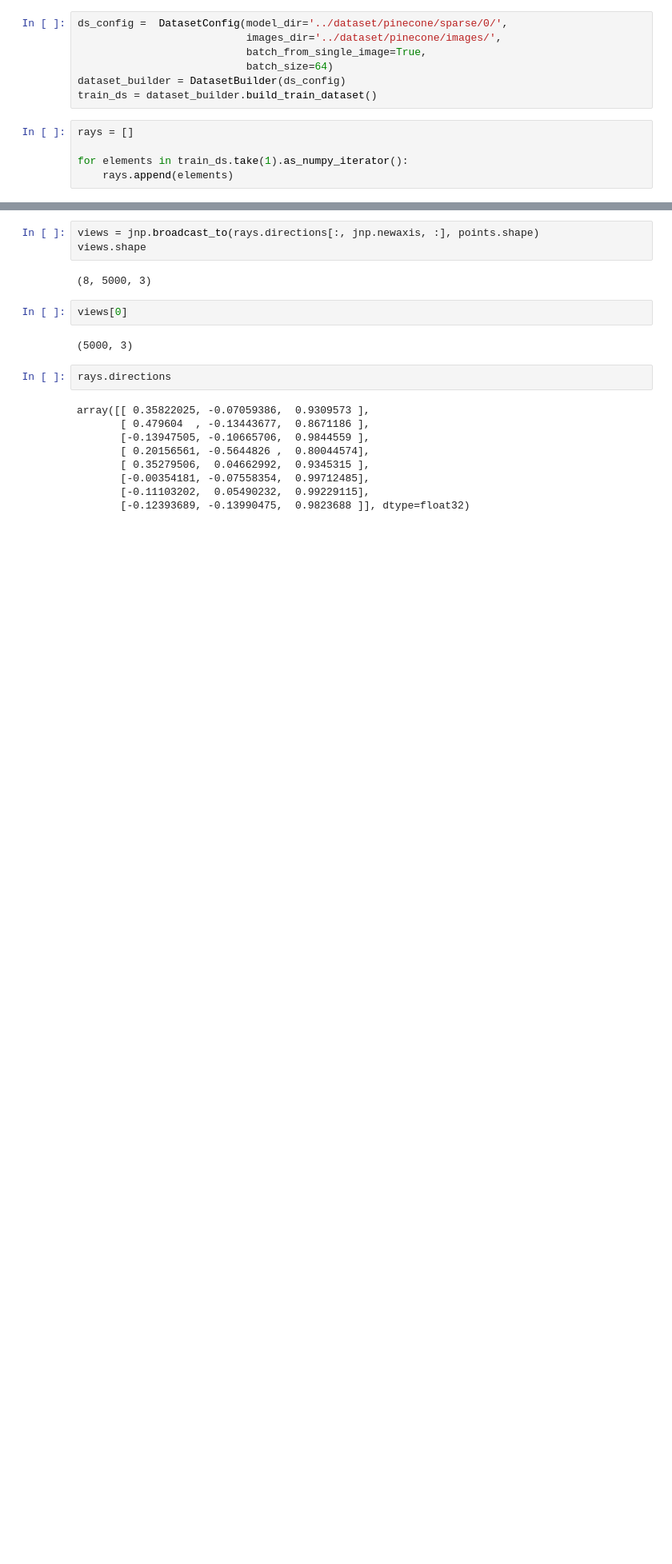
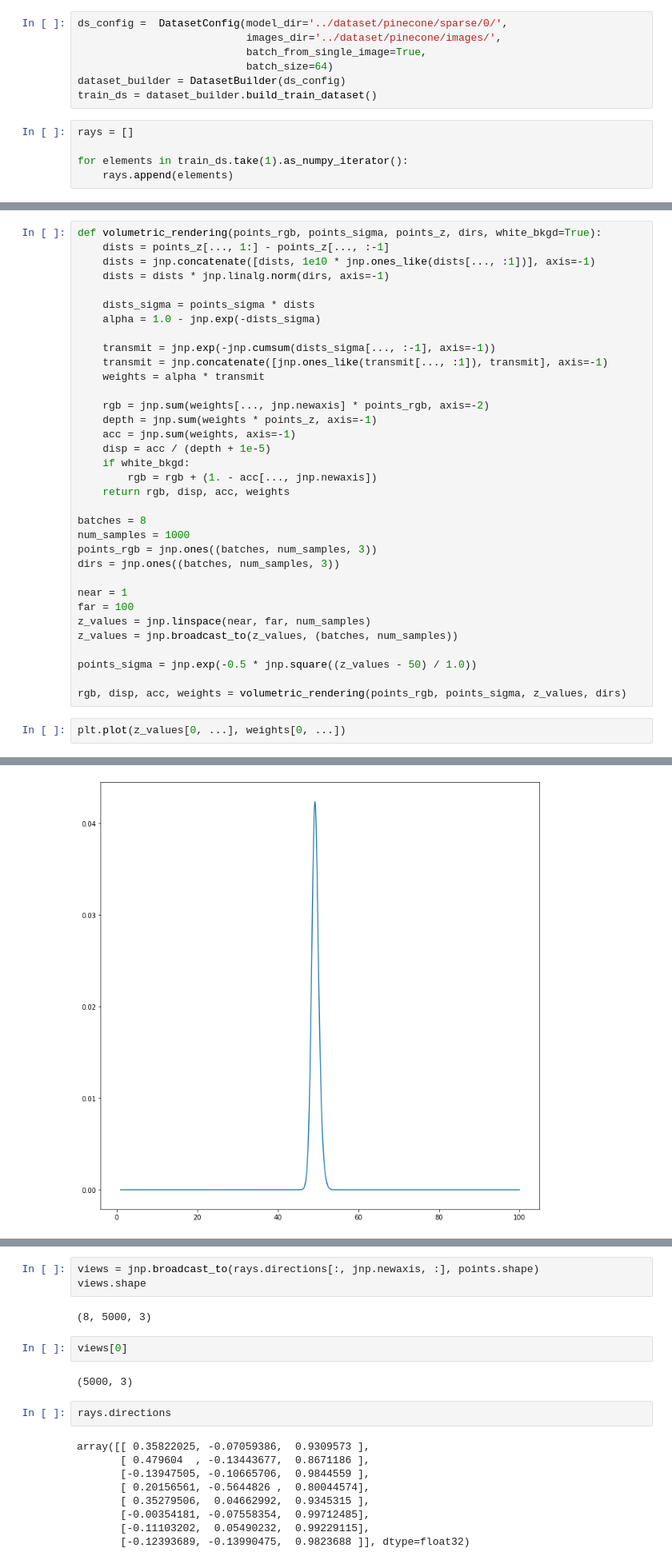
Before and after one commit to liangkaizhang/yet-another-jax-nerf, a Jupyter notebook: scripts/test_model.ipynb, the cells around one changed output, grey strips where cells are left out. Shown at 80% size. Saved outputs shown, nothing was run; the diff lists cells and outputs as text; blank space fills up the shorter version.

Commit message:
Add volumetric rendering and positional encoding functions.

```diff
--- a/scripts/test_model.ipynb
+++ b/scripts/test_model.ipynb
@@ -135,0 +45,37 @@ points.shape
+# %%
+def volumetric_rendering(points_rgb, points_sigma, points_z, dirs, white_bkgd=True):
+    dists = points_z[..., 1:] - points_z[..., :-1]
+    dists = jnp.concatenate([dists, 1e10 * jnp.ones_like(dists[..., :1])], axis=-1)
+    dists = dists * jnp.linalg.norm(dirs, axis=-1)
+
+    dists_sigma = points_sigma * dists
+    alpha = 1.0 - jnp.exp(-dists_sigma)
+
+    transmit = jnp.exp(-jnp.cumsum(dists_sigma[..., :-1], axis=-1))
+    transmit = jnp.concatenate([jnp.ones_like(transmit[..., :1]), transmit], axis=-1)
+    weights = alpha * transmit
+
+    rgb = jnp.sum(weights[..., jnp.newaxis] * points_rgb, axis=-2)
+    depth = jnp.sum(weights * points_z, axis=-1)
+    acc = jnp.sum(weights, axis=-1)
+    disp = acc / (depth + 1e-5)
+    if white_bkgd:
+        rgb = rgb + (1. - acc[..., jnp.newaxis])
+    return rgb, disp, acc, weights
+
+batches = 8
+num_samples = 1000
+points_rgb = jnp.ones((batches, num_samples, 3))
+dirs = jnp.ones((batches, num_samples, 3))
+
+near = 1
+far = 100
+z_values = jnp.linspace(near, far, num_samples)
+z_values = jnp.broadcast_to(z_values, (batches, num_samples))
+
+points_sigma = jnp.exp(-0.5 * jnp.square((z_values - 50) / 1.0))
+
+rgb, disp, acc, weights = volumetric_rendering(points_rgb, points_sigma, z_values, dirs)
+# %%
+plt.plot(z_values[0, ...], weights[0, ...])
+# %% [output]
@@ -135,0 +83 @@ points.shape
+[figure, added]
```
Also changed, not shown: parts of 11 cells of this notebook, 2 other files.
